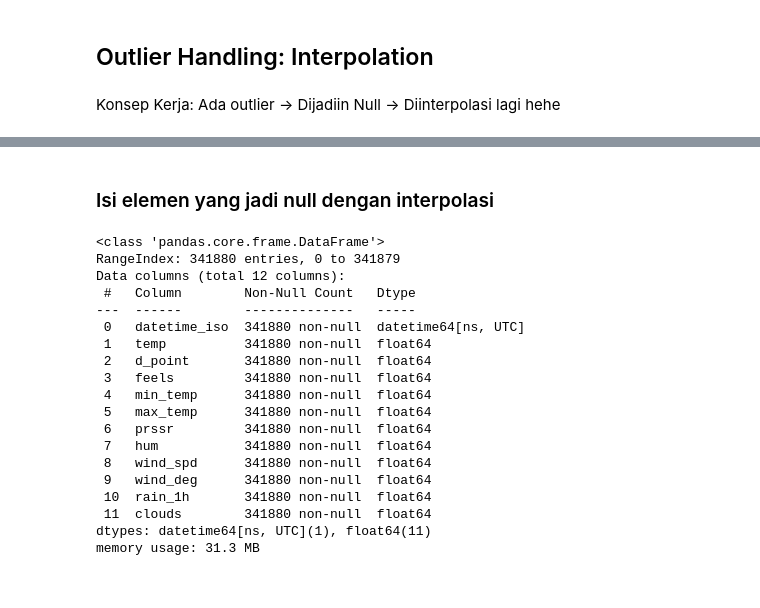
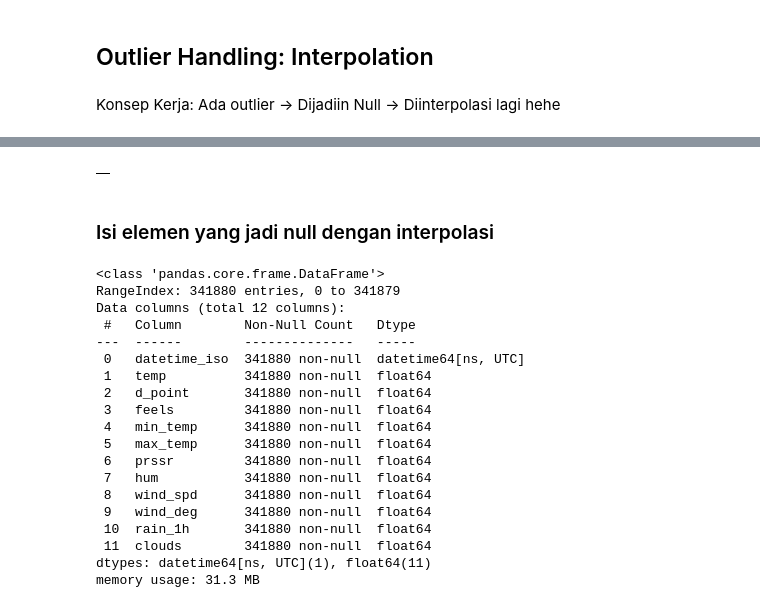
Before and after one commit to RayhanAdii/NextHope-Dataquest, a Jupyter notebook: 5_0_Data_Preprocessing.ipynb, the cells around one changed output, grey strips where cells are left out. Cells and saved outputs as stored; diff of their text form; code cells hidden in the pictures.

```diff
--- a/5_0_Data_Preprocessing.ipynb
+++ b/5_0_Data_Preprocessing.ipynb
@@ -197,5 +238,10 @@ Data columns (total 11 columns):
 dtypes: datetime64[ns, UTC](1), float64(10)
 memory usage: 4.1 MB
+# %%
+#rows_with_null = df_train[df_train.isnull().any(axis=1)]
+rows_with_null.head(30)
+# %% [output]
+|  |
 # %% [markdown]
 ### Isi elemen yang jadi null dengan interpolasi
 # %%
```
Also changed, not shown: parts of 6 cells of this notebook, 15 other files.
